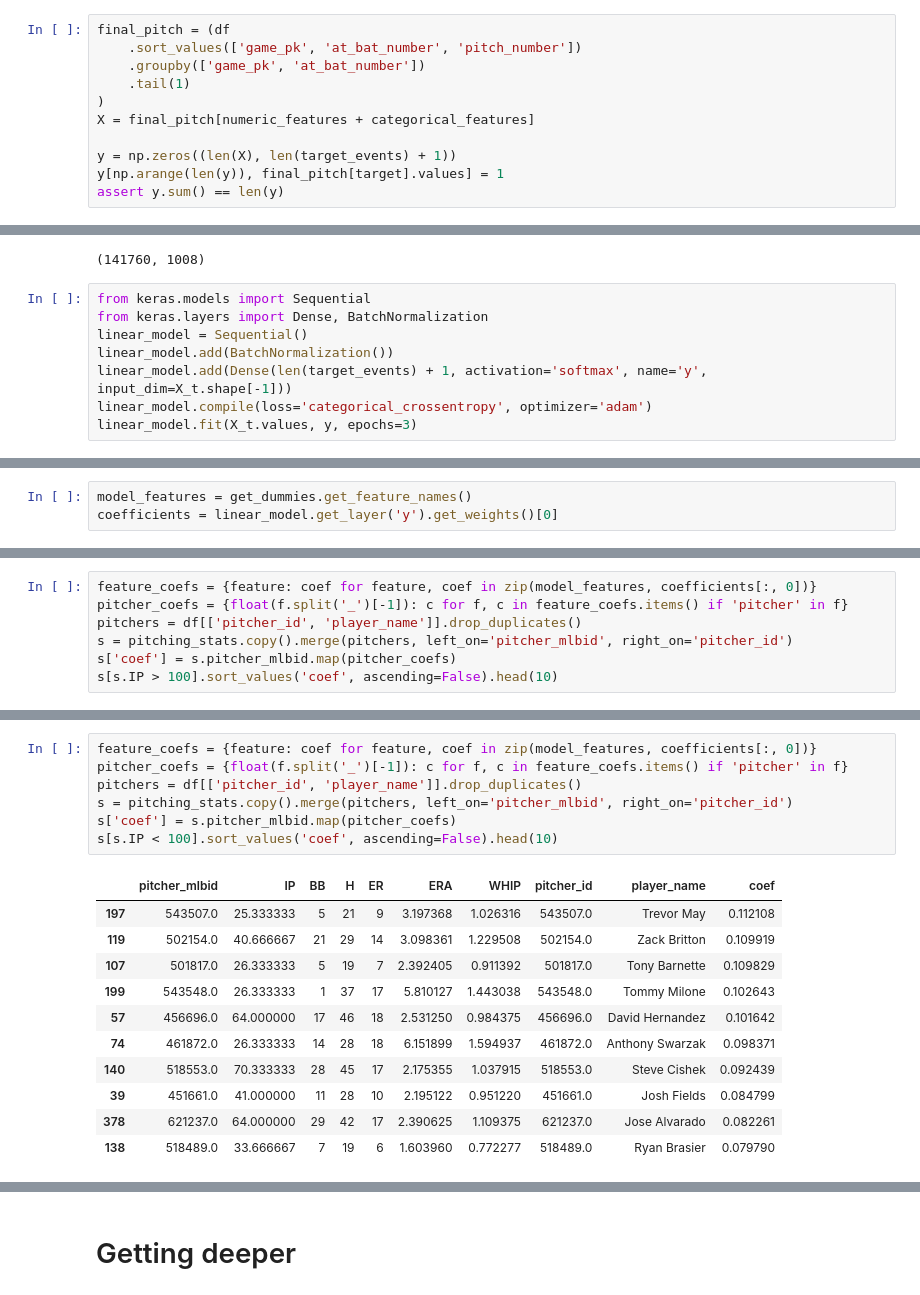
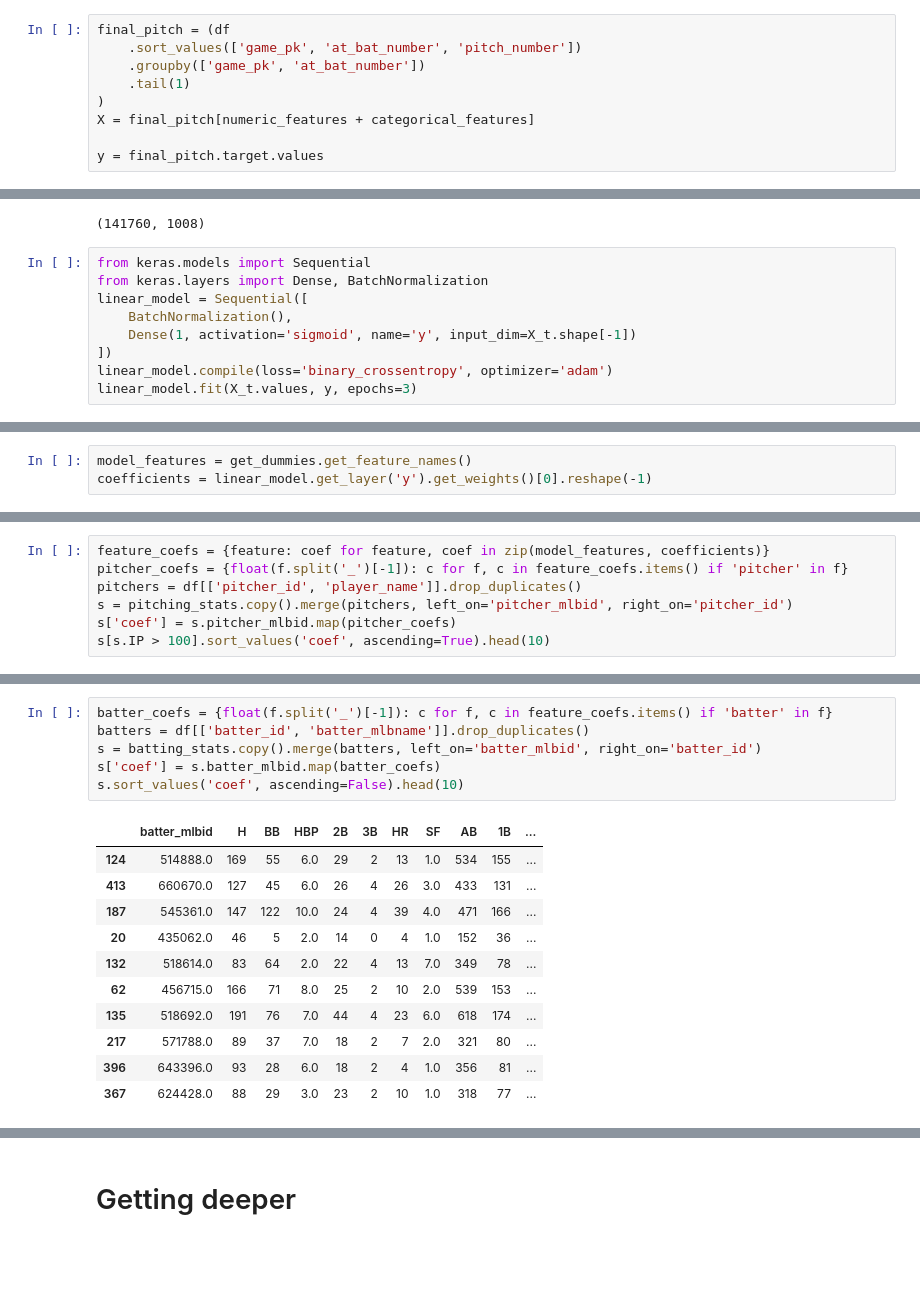
Before and after one commit to dantegates/mlb-statcast, a Jupyter notebook: deep-learning.ipynb, the cells around one changed output, grey strips where cells are left out. Cells and saved outputs as stored; diff of their text form; blank space fills up the shorter version.

```diff
--- a/deep-learning.ipynb
+++ b/deep-learning.ipynb
@@ -403,9 +399,7 @@ final_pitch = (df
 )
 X = final_pitch[numeric_features + categorical_features]
 
-y = np.zeros((len(X), len(target_events) + 1))
-y[np.arange(len(y)), final_pitch[target].values] = 1
-assert y.sum() == len(y)
+y = final_pitch.target.values
 # %%
 y.mean(axis=0)
 # %% [output]
@@ -429,10 +423,11 @@ X_t.shape
 # %%
 from keras.models import Sequential
 from keras.layers import Dense, BatchNormalization
-linear_model = Sequential()
-linear_model.add(BatchNormalization())
-linear_model.add(Dense(len(target_events) + 1, activation='softmax', name='y', input_dim=X_t.shape[-1]))
-linear_model.compile(loss='categorical_crossentropy', optimizer='adam')
+linear_model = Sequential([
+    BatchNormalization(),
+    Dense(1, activation='sigmoid', name='y', input_dim=X_t.shape[-1])
+])
+linear_model.compile(loss='binary_crossentropy', optimizer='adam')
 linear_model.fit(X_t.values, y, epochs=3)
 # %% [output]
 Using TensorFlow backend.
@@ -449,4 +440,4 @@ Epoch 5/5
 <keras.callbacks.History at 0x...>
 # %%
 model_features = get_dummies.get_feature_names()
-coefficients = linear_model.get_layer('y').get_weights()[0]
+coefficients = linear_model.get_layer('y').get_weights()[0].reshape(-1)
@@ -472,10 +468,10 @@ sorted([(f, c) for f, c in zip(model_features, coefficients[:, 0])], reverse=Tru
  ...]
 # %%
-feature_coefs = {feature: coef for feature, coef in zip(model_features, coefficients[:, 0])}
+feature_coefs = {feature: coef for feature, coef in zip(model_features, coefficients)}
 pitcher_coefs = {float(f.split('_')[-1]): c for f, c in feature_coefs.items() if 'pitcher' in f}
 pitchers = df[['pitcher_id', 'player_name']].drop_duplicates()
 s = pitching_stats.copy().merge(pitchers, left_on='pitcher_mlbid', right_on='pitcher_id')
 s['coef'] = s.pitcher_mlbid.map(pitcher_coefs)
-s[s.IP > 100].sort_values('coef', ascending=False).head(10)
+s[s.IP > 100].sort_values('coef', ascending=True).head(10)
 # %% [output]
 |  | pitcher_mlbid | IP | BB | H | ER | ERA | WHIP | pitcher_id | player_name | coef |
@@ -492,19 +502,18 @@ s[s.IP > 100].sort_values('coef', ascending=False).head(10)
 # %%
-feature_coefs = {feature: coef for feature, coef in zip(model_features, coefficients[:, 0])}
-pitcher_coefs = {float(f.split('_')[-1]): c for f, c in feature_coefs.items() if 'pitcher' in f}
-pitchers = df[['pitcher_id', 'player_name']].drop_duplicates()
-s = pitching_stats.copy().merge(pitchers, left_on='pitcher_mlbid', right_on='pitcher_id')
-s['coef'] = s.pitcher_mlbid.map(pitcher_coefs)
-s[s.IP < 100].sort_values('coef', ascending=False).head(10)
+batter_coefs = {float(f.split('_')[-1]): c for f, c in feature_coefs.items() if 'batter' in f}
+batters = df[['batter_id', 'batter_mlbname']].drop_duplicates()
+s = batting_stats.copy().merge(batters, left_on='batter_mlbid', right_on='batter_id')
+s['coef'] = s.batter_mlbid.map(batter_coefs)
+s.sort_values('coef', ascending=False).head(10)
 # %% [output]
-|  | pitcher_mlbid | IP | BB | H | ER | ERA | WHIP | pitcher_id | player_name | coef |
-| 197 | 543507.0 | 25.333333 | 5 | 21 | 9 | 3.197368 | 1.026316 | 543507.0 | Trevor May | 0.112108 |
-| 119 | 502154.0 | 40.666667 | 21 | 29 | 14 | 3.098361 | 1.229508 | 502154.0 | Zack Britton | 0.109919 |
-| 107 | 501817.0 | 26.333333 | 5 | 19 | 7 | 2.392405 | 0.911392 | 501817.0 | Tony Barnette | 0.109829 |
-| 199 | 543548.0 | 26.333333 | 1 | 37 | 17 | 5.810127 | 1.443038 | 543548.0 | Tommy Milone | 0.102643 |
-| 57 | 456696.0 | 64.000000 | 17 | 46 | 18 | 2.531250 | 0.984375 | 456696.0 | David Hernandez | 0.101642 |
-| 74 | 461872.0 | 26.333333 | 14 | 28 | 18 | 6.151899 | 1.594937 | 461872.0 | Anthony Swarzak | 0.098371 |
-| 140 | 518553.0 | 70.333333 | 28 | 45 | 17 | 2.175355 | 1.037915 | 518553.0 | Steve Cishek | 0.092439 |
-| 39 | 451661.0 | 41.000000 | 11 | 28 | 10 | 2.195122 | 0.951220 | 451661.0 | Josh Fields | 0.084799 |
-| 378 | 621237.0 | 64.000000 | 29 | 42 | 17 | 2.390625 | 1.109375 | 621237.0 | Jose Alvarado | 0.082261 |
-| 138 | 518489.0 | 33.666667 | 7 | 19 | 6 | 1.603960 | 0.772277 | 518489.0 | Ryan Brasier | 0.079790 |
+|  | batter_mlbid | H | BB | HBP | 2B | 3B | HR | SF | AB | 1B | ... |
+| 124 | 514888.0 | 169 | 55 | 6.0 | 29 | 2 | 13 | 1.0 | 534 | 155 | ... |
+| 413 | 660670.0 | 127 | 45 | 6.0 | 26 | 4 | 26 | 3.0 | 433 | 131 | ... |
+| 187 | 545361.0 | 147 | 122 | 10.0 | 24 | 4 | 39 | 4.0 | 471 | 166 | ... |
+| 20 | 435062.0 | 46 | 5 | 2.0 | 14 | 0 | 4 | 1.0 | 152 | 36 | ... |
+| 132 | 518614.0 | 83 | 64 | 2.0 | 22 | 4 | 13 | 7.0 | 349 | 78 | ... |
+| 62 | 456715.0 | 166 | 71 | 8.0 | 25 | 2 | 10 | 2.0 | 539 | 153 | ... |
+| 135 | 518692.0 | 191 | 76 | 7.0 | 44 | 4 | 23 | 6.0 | 618 | 174 | ... |
+| 217 | 571788.0 | 89 | 37 | 7.0 | 18 | 2 | 7 | 2.0 | 321 | 80 | ... |
+| 396 | 643396.0 | 93 | 28 | 6.0 | 18 | 2 | 4 | 1.0 | 356 | 81 | ... |
+| 367 | 624428.0 | 88 | 29 | 3.0 | 23 | 2 | 10 | 1.0 | 318 | 77 | ... |
```
Also changed, not shown: parts of 47 cells of this notebook.
